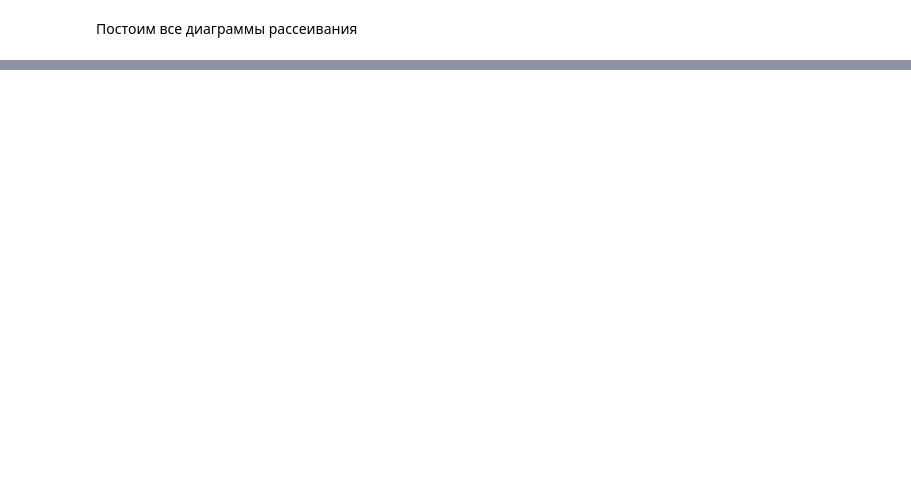
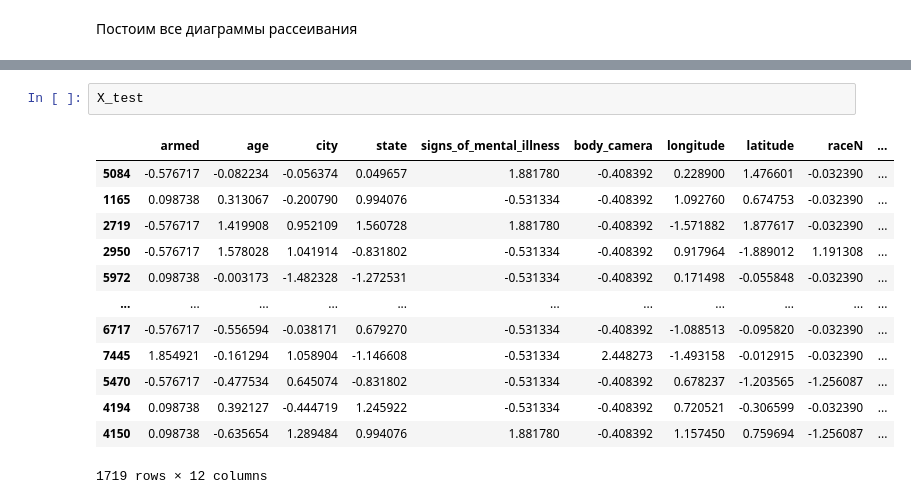
Before and after one commit to AiLoveX/M_learning2023, a Jupyter notebook: 👮‍♂️US_Police_Shootings_from_2015_Sep_2022.ipynb, the cells around one changed output, grey strips where cells are left out. Cells and saved outputs as stored; diff of their text form; blank space fills up the shorter version.

```diff
--- a/👮‍♂️US_Police_Shootings_from_2015_Sep_2022.ipynb
+++ b/👮‍♂️US_Police_Shootings_from_2015_Sep_2022.ipynb
@@ -569,0 +664,16 @@ pass
+# %%
+X_test
+# %% [output]
+|  | armed | age | city | state | signs_of_mental_illness | body_camera | longitude | latitude | raceN | ... |
+| 5084 | -0.576717 | -0.082234 | -0.056374 | 0.049657 | 1.881780 | -0.408392 | 0.228900 | 1.476601 | -0.032390 | ... |
+| 1165 | 0.098738 | 0.313067 | -0.200790 | 0.994076 | -0.531334 | -0.408392 | 1.092760 | 0.674753 | -0.032390 | ... |
+| 2719 | -0.576717 | 1.419908 | 0.952109 | 1.560728 | 1.881780 | -0.408392 | -1.571882 | 1.877617 | -0.032390 | ... |
+| 2950 | -0.576717 | 1.578028 | 1.041914 | -0.831802 | -0.531334 | -0.408392 | 0.917964 | -1.889012 | 1.191308 | ... |
+| 5972 | 0.098738 | -0.003173 | -1.482328 | -1.272531 | -0.531334 | -0.408392 | 0.171498 | -0.055848 | -0.032390 | ... |
+| ... | ... | ... | ... | ... | ... | ... | ... | ... | ... | ... |
+| 6717 | -0.576717 | -0.556594 | -0.038171 | 0.679270 | -0.531334 | -0.408392 | -1.088513 | -0.095820 | -0.032390 | ... |
+| 7445 | 1.854921 | -0.161294 | 1.058904 | -1.146608 | -0.531334 | 2.448273 | -1.493158 | -0.012915 | -0.032390 | ... |
+| 5470 | -0.576717 | -0.477534 | 0.645074 | -0.831802 | -0.531334 | -0.408392 | 0.678237 | -1.203565 | -1.256087 | ... |
+| 4194 | 0.098738 | 0.392127 | -0.444719 | 1.245922 | -0.531334 | -0.408392 | 0.720521 | -0.306599 | -0.032390 | ... |
+| 4150 | 0.098738 | -0.635654 | 1.289484 | 0.994076 | 1.881780 | -0.408392 | 1.157450 | 0.759694 | -1.256087 | ... |
+1719 rows × 12 columns
```
Also changed, not shown: parts of 46 cells of this notebook.
